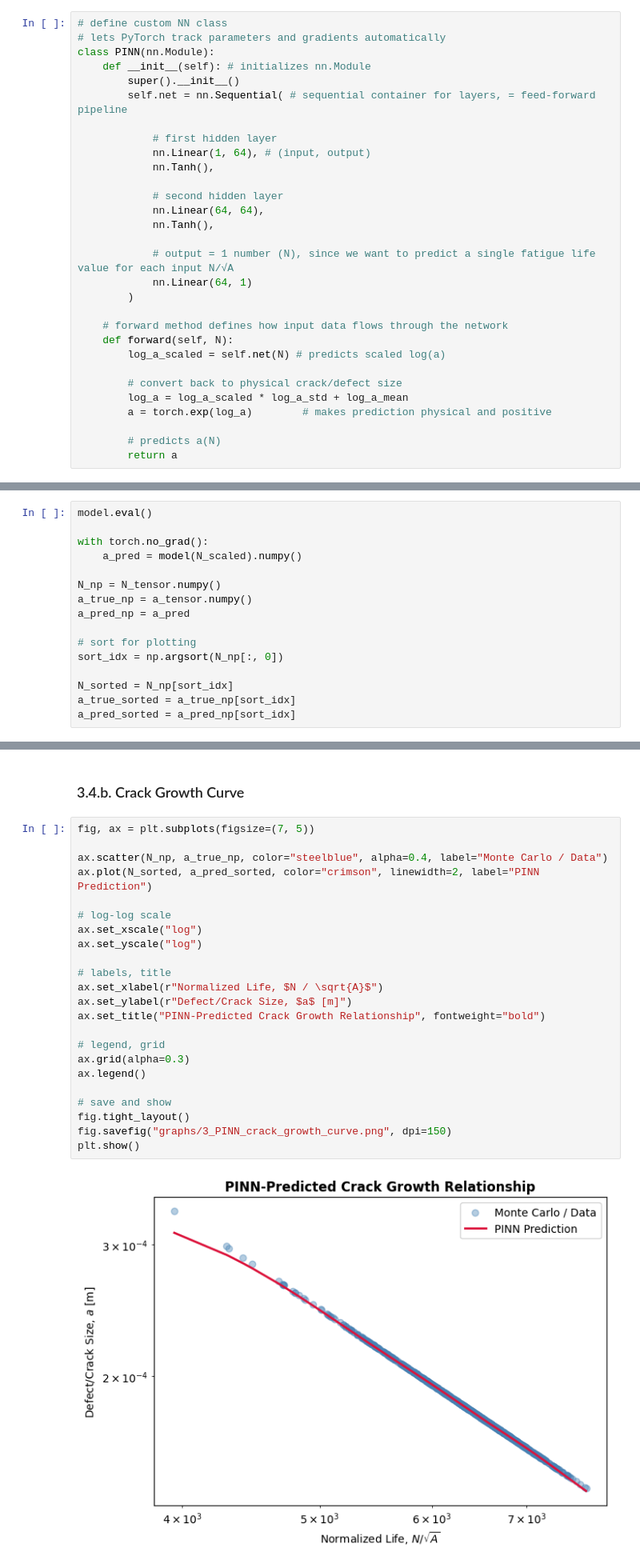
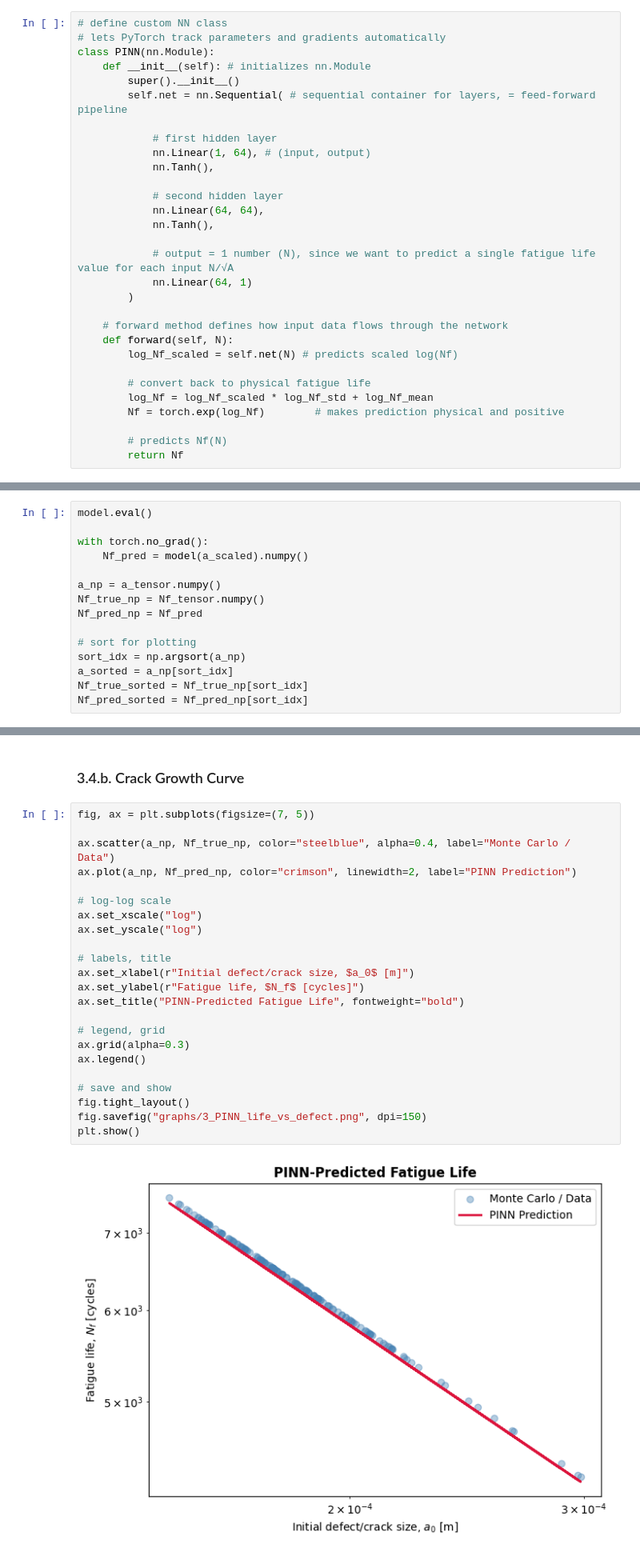
Before and after one commit to jessk816/pinn, a Jupyter notebook: models/paris/workflow_2.ipynb, the cells around one changed output, grey strips where cells are left out. Shown at 80% size. Drawn from its saved outputs; the diff is of its cells as text.

Commit message:
pinn model

```diff
--- a/models/paris/workflow_2.ipynb
+++ b/models/paris/workflow_2.ipynb
@@ -1005,14 +1019,14 @@ class PINN(nn.Module):
 
     # forward method defines how input data flows through the network
     def forward(self, N):
-        log_a_scaled = self.net(N) # predicts scaled log(a)
+        log_Nf_scaled = self.net(N) # predicts scaled log(Nf)
 
-        # convert back to physical crack/defect size
-        log_a = log_a_scaled * log_a_std + log_a_mean
-        a = torch.exp(log_a)        # makes prediction physical and positive
+        # convert back to physical fatigue life
+        log_Nf = log_Nf_scaled * log_Nf_std + log_Nf_mean
+        Nf = torch.exp(log_Nf)        # makes prediction physical and positive
 
-        # predicts a(N)
-        return a
+        # predicts Nf(N)
+        return Nf
 # %% [markdown]
 PINN Architecture from Liao et al. (2025):
 - 2 hidden layers
@@ -1143,15 +1167,14 @@ Epoch  4500 | Total: 4.7022e-08 | Data: 8.1870e-13 | Physics: 4.6203e-08 |
 model.eval()
 
 with torch.no_grad():
-    a_pred = model(N_scaled).numpy()
+    Nf_pred = model(a_scaled).numpy()
 
-N_np = N_tensor.numpy()
-a_true_np = a_tensor.numpy()
-a_pred_np = a_pred
+a_np = a_tensor.numpy()
+Nf_true_np = Nf_tensor.numpy()
+Nf_pred_np = Nf_pred
 
 # sort for plotting
-sort_idx = np.argsort(N_np[:, 0])
-
-N_sorted = N_np[sort_idx]
-a_true_sorted = a_true_np[sort_idx]
-a_pred_sorted = a_pred_np[sort_idx]
+sort_idx = np.argsort(a_np)
+a_sorted = a_np[sort_idx]
+Nf_true_sorted = Nf_true_np[sort_idx]
+Nf_pred_sorted = Nf_pred_np[sort_idx]
@@ -1253,25 +1291,25 @@ plt.show()
 # %%
 fig, ax = plt.subplots(figsize=(7, 5))
 
-ax.scatter(N_np, a_true_np, color="steelblue", alpha=0.4, label="Monte Carlo / Data")
-ax.plot(N_sorted, a_pred_sorted, color="crimson", linewidth=2, label="PINN Prediction")
+ax.scatter(a_np, Nf_true_np, color="steelblue", alpha=0.4, label="Monte Carlo / Data")
+ax.plot(a_np, Nf_pred_np, color="crimson", linewidth=2, label="PINN Prediction")
 
 # log-log scale
 ax.set_xscale("log")
 ax.set_yscale("log")
 
 # labels, title
-ax.set_xlabel(r"Normalized Life, $N / \sqrt{A}$")
-ax.set_ylabel(r"Defect/Crack Size, $a$ [m]")
-ax.set_title("PINN-Predicted Crack Growth Relationship", fontweight="bold")
+ax.set_xlabel(r"Initial defect/crack size, $a_0$ [m]")
+ax.set_ylabel(r"Fatigue life, $N_f$ [cycles]")
+ax.set_title("PINN-Predicted Fatigue Life", fontweight="bold")
 
 # legend, grid
 ax.grid(alpha=0.3)
 ax.legend()
 
 # save and show
 fig.tight_layout()
-fig.savefig("graphs/3_PINN_crack_growth_curve.png", dpi=150)
+fig.savefig("graphs/3_PINN_life_vs_defect.png", dpi=150)
 plt.show()
 # %% [output]
-[figure, old version]
+[figure, new version]
```
Also changed, not shown: parts of 20 cells of this notebook, 11 other files.
